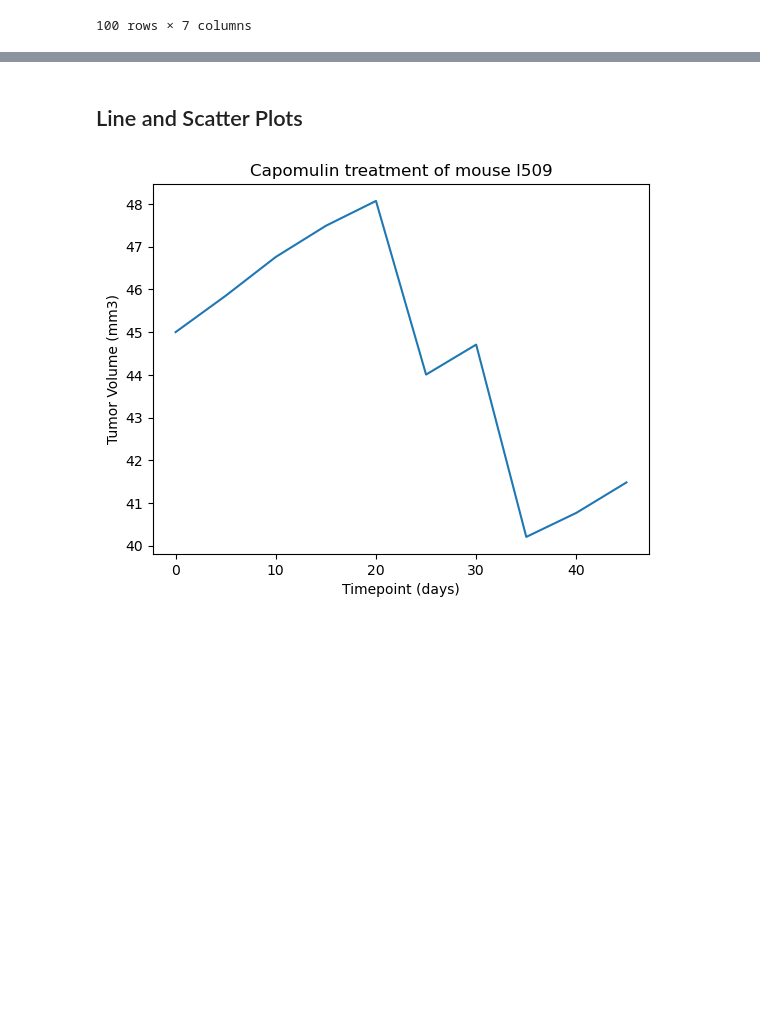
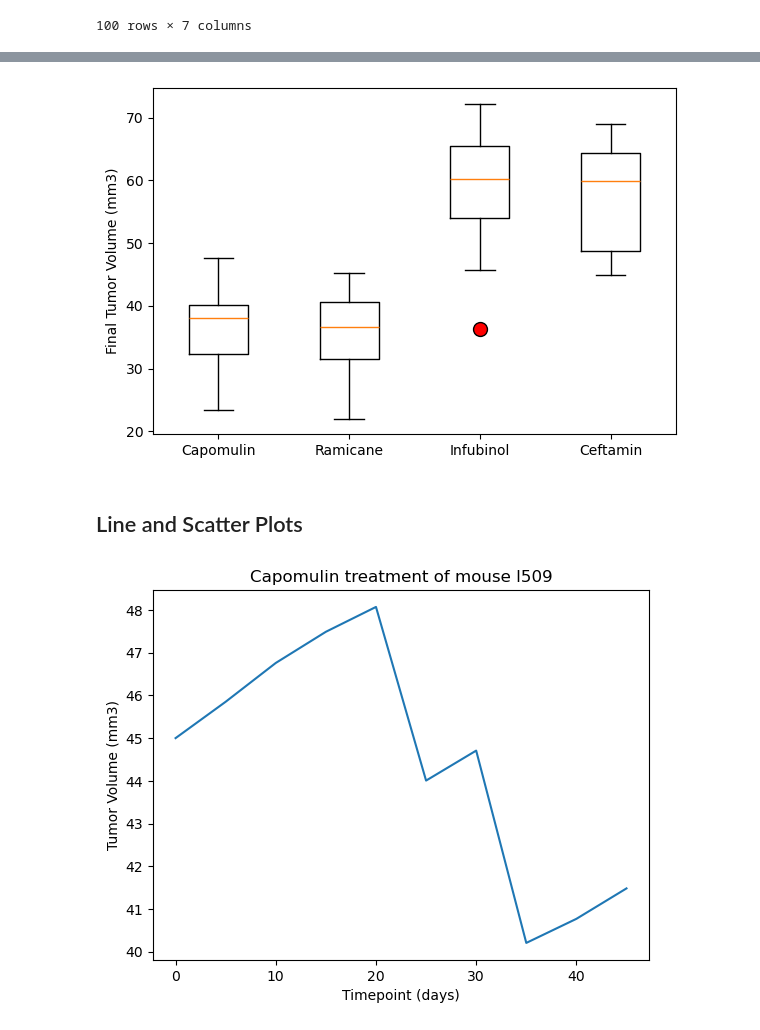
Before and after one commit to moonsunkey/Pharmas_project, a Jupyter notebook: pymaceuticals.ipynb, the cells around one changed output, grey strips where cells are left out. Drawn from its saved outputs; the diff is of its cells as text; code cells hidden in the pictures; blank space fills up the shorter version.

```diff
--- a/pymaceuticals.ipynb
+++ b/pymaceuticals.ipynb
@@ -332,3 +293,18 @@ outliers_df['Column'].plot.box(
+# %%
+# Create a box plot
+plt.figure(figsize=(6, 4))
+plt.boxplot(tumor_volume, labels=treatments, flierprops=dict(marker='o', markerfacecolor='red', markersize=10, linestyle='None'))
+
+# Set plot labels and title
+#plt.title('Tumor Volume for Each Treatment Regimen')
+#plt.xlabel('Treatment Regimen')
+plt.ylabel('Final Tumor Volume (mm3)')
+#plt.grid(True)
+plt.tight_layout()
+# Show the plot
+plt.show()
+# %% [output]
+[figure, added]
 # %% [markdown]
 ## Line and Scatter Plots
 # %%
```
Also changed, not shown: parts of 6 cells of this notebook.
